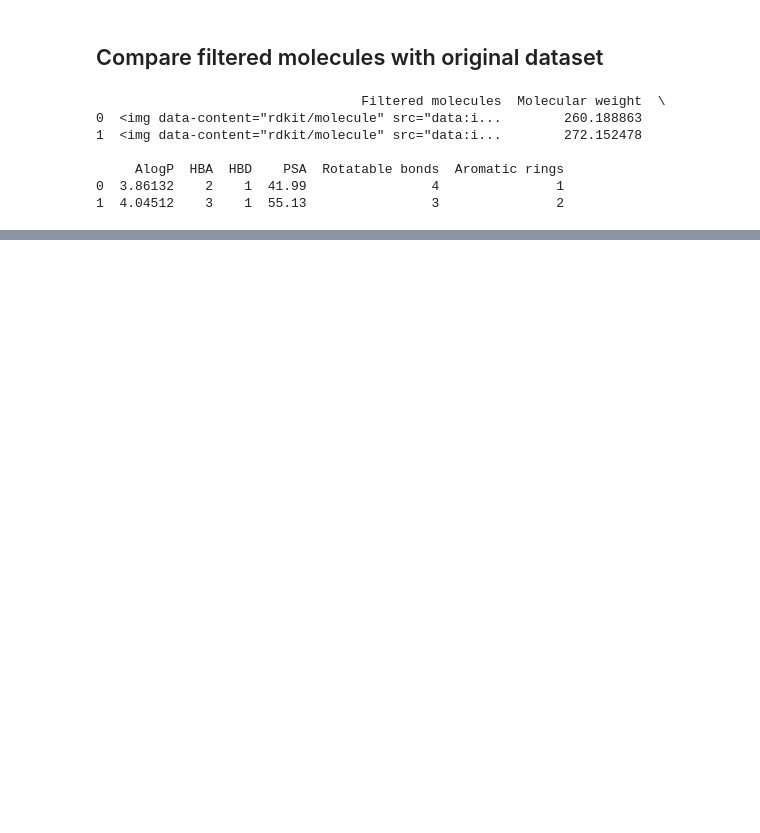
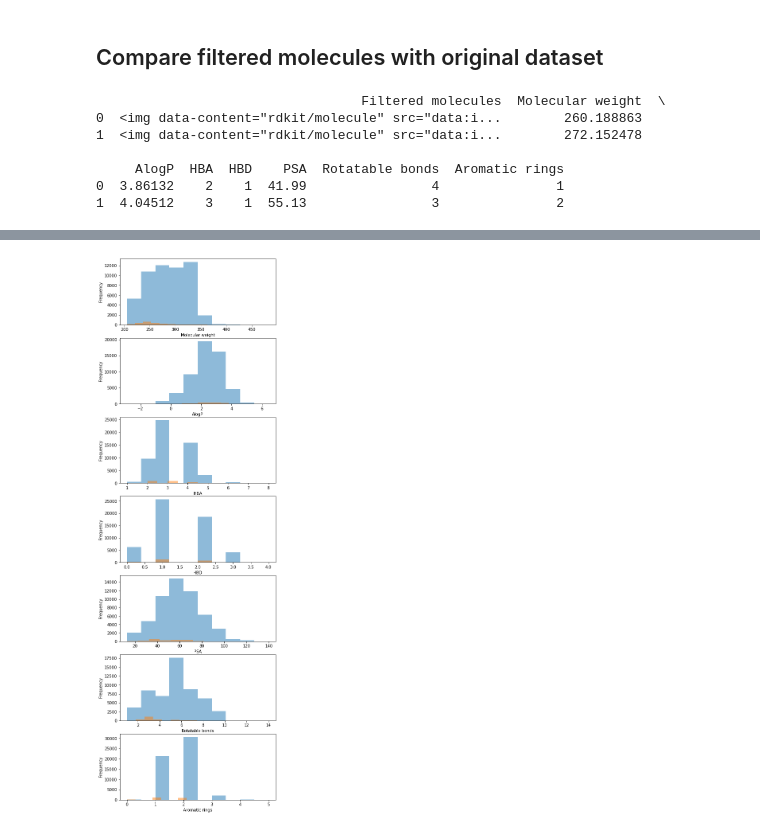
Before and after one commit to stephwills/fragment_network_merges, a Jupyter notebook: notebooks/filtering.ipynb, the cells around one changed output, grey strips where cells are left out. Saved outputs shown, nothing was run; the diff lists cells and outputs as text; code cells hidden in the pictures; blank space fills up the shorter version.

```diff
--- a/notebooks/filtering.ipynb
+++ b/notebooks/filtering.ipynb
@@ -373 +423,12 @@ Text(0.5, 1.0, 'After filtering')
 [figure]
+# %%
+fig, axs = plt.subplots(7, 1, figsize = (7, 25))
+for i, feature in enumerate(features):
+    axs[i].hist(expansions[feature], alpha=0.5)
+    axs[i].hist(filtered_df[feature], alpha=0.5)
+    axs[i].set(xlabel=feature, ylabel='Frequency')
+
+
+plt.show()
+# %% [output]
+[figure, added]
```
Also changed, not shown: parts of 10 cells of this notebook.
